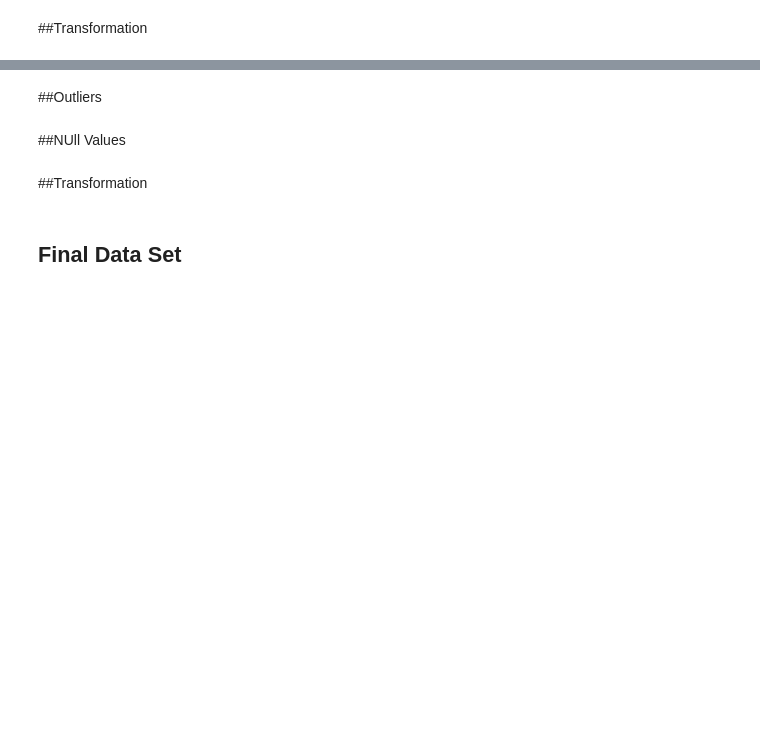
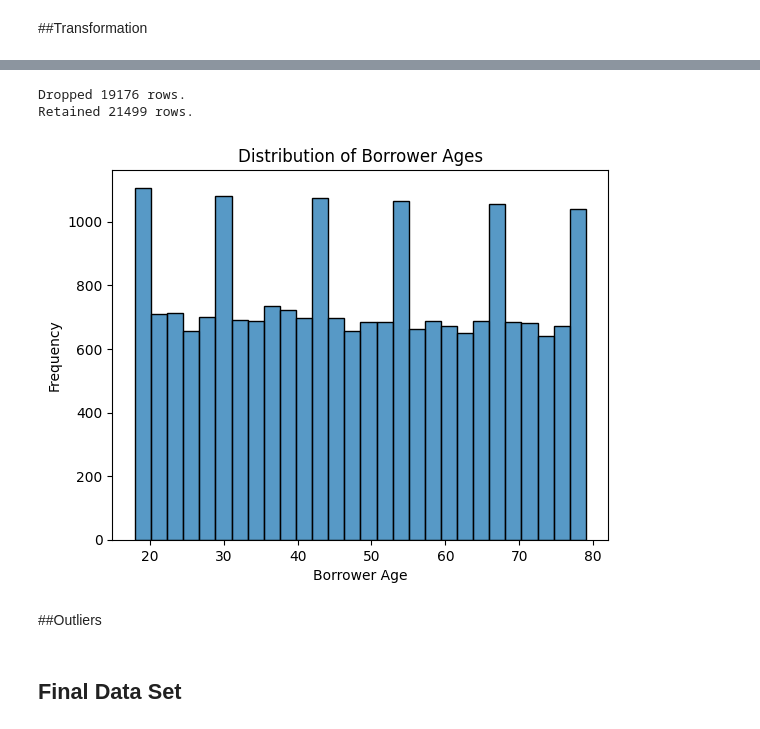
Before and after one commit to santa-dask/smart-lending-micro-finance, a Jupyter notebook: AAI_500_Final_Project_Group5.ipynb, the cells around one changed output, grey strips where cells are left out. Drawn from its saved outputs; the diff is of its cells as text; code cells hidden in the pictures; blank space fills up the shorter version.

Commit message:
Updated EDA based on team discussion
Added sections to import data , added EDA analysis based on feedback from team members

```diff
--- a/AAI_500_Final_Project_Group5.ipynb
+++ b/AAI_500_Final_Project_Group5.ipynb
@@ -164,0 +239,2 @@ The loan eligibility calculator would be most useful for the following groups:
+# %%
+lending_data_raw['borrower_age'] = lending_data_raw['borrower_age'].fillna(lending_data_raw['borrower_age'].mean())
@@ -164,0 +244,5 @@ The loan eligibility calculator would be most useful for the following groups:
+# %%
+lending_data_raw = lending_data_raw.dropna(subset=['borrower_profession','business_annual_income','business_annual_revenue','business_annual_expense'])
+
+lending_data_raw.isnull().sum()
+lending_data_raw.shape
@@ -166,0 +255,7 @@ The loan eligibility calculator would be most useful for the following groups:
+# %%
+#apply transformation as per business needs
+#Based on availability of linkedin (linkedin_profile) and facebook profile, convert the column with Y/N values
+lending_data_raw['linkedin_profile'] = lending_data_raw['linkedin_profile'].str.contains('http', na=False).map({True: 'Y', False: 'N'})
+lending_data_raw['facebook_profile'] = lending_data_raw['facebook_profile'].str.contains('http', na=False).map({True: 'Y', False: 'N'})
+
+lending_data_raw[['linkedin_profile', 'facebook_profile']]
@@ -166,0 +317,6 @@ The loan eligibility calculator would be most useful for the following groups:
+# %%
+#Change the business sector as per profession
+profession_to_sector = dict(zip(professions, business_sector))
+print("Record without business sector defined: " , lending_data_validated['business_sector'].isna().any().shape)
+lending_data_validated['business_sector'] = lending_data_validated['borrower_profession'].map(profession_to_sector) if lending_data_validated['business_sector'].isna().any() else lending_data_validated['business_sector']
+print("Record without business sector defined after update: " , lending_data_validated['business_sector'].isna().any().shape)
@@ -167,9 +336,33 @@ The loan eligibility calculator would be most useful for the following groups:
+# %%
+import seaborn as sns
+
+# Business Logic: Loan will be provided to borrowers with age more than 10 and less than 60
+min_age = 17
+max_age = 80
+
+# Filter the data based on the age criteria
+lending_data_filtered = lending_data_validated[
+    (lending_data_validated['borrower_age'] > min_age) &
+    (lending_data_validated['borrower_age'] < max_age)
+]
+
+# Print the number of rows dropped and retained
+dropped_rows = len(lending_data_validated) - len(lending_data_filtered)
+print(f"Dropped {dropped_rows} rows.")
+print(f"Retained {len(lending_data_filtered)} rows.")
+
+# Plot the histogram of borrower ages
+sns.histplot(x='borrower_age', data=lending_data_filtered)
+plt.title('Distribution of Borrower Ages')
+plt.xlabel('Borrower Age')
+plt.ylabel('Frequency')
+plt.show()
+# %% [output]
+Dropped 19176 rows.
+Retained 21499 rows.
+[figure, added]
 # %% [markdown]
 ##Outliers
-# %% [markdown]
-##NUll Values
-# %% [markdown]
-##Transformation
 # %% [markdown]
 ## Final Data Set
 # %% [markdown]
```
Also changed, not shown: parts of 34 cells of this notebook.
